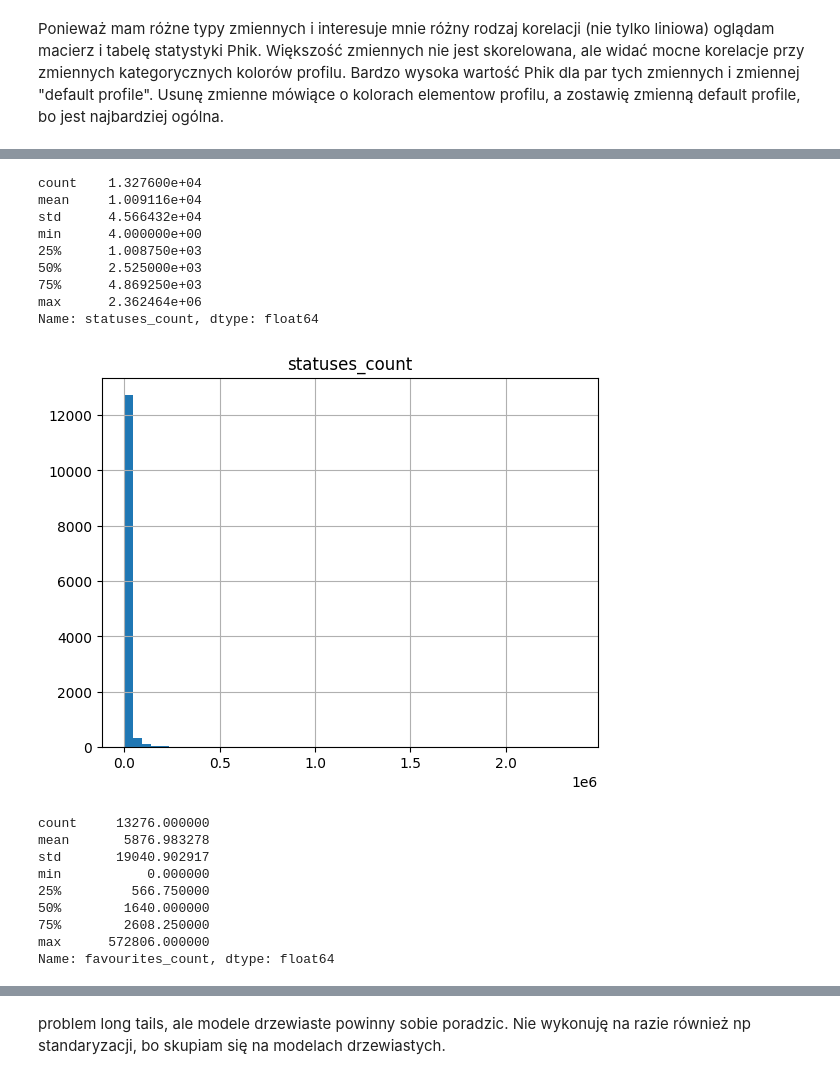
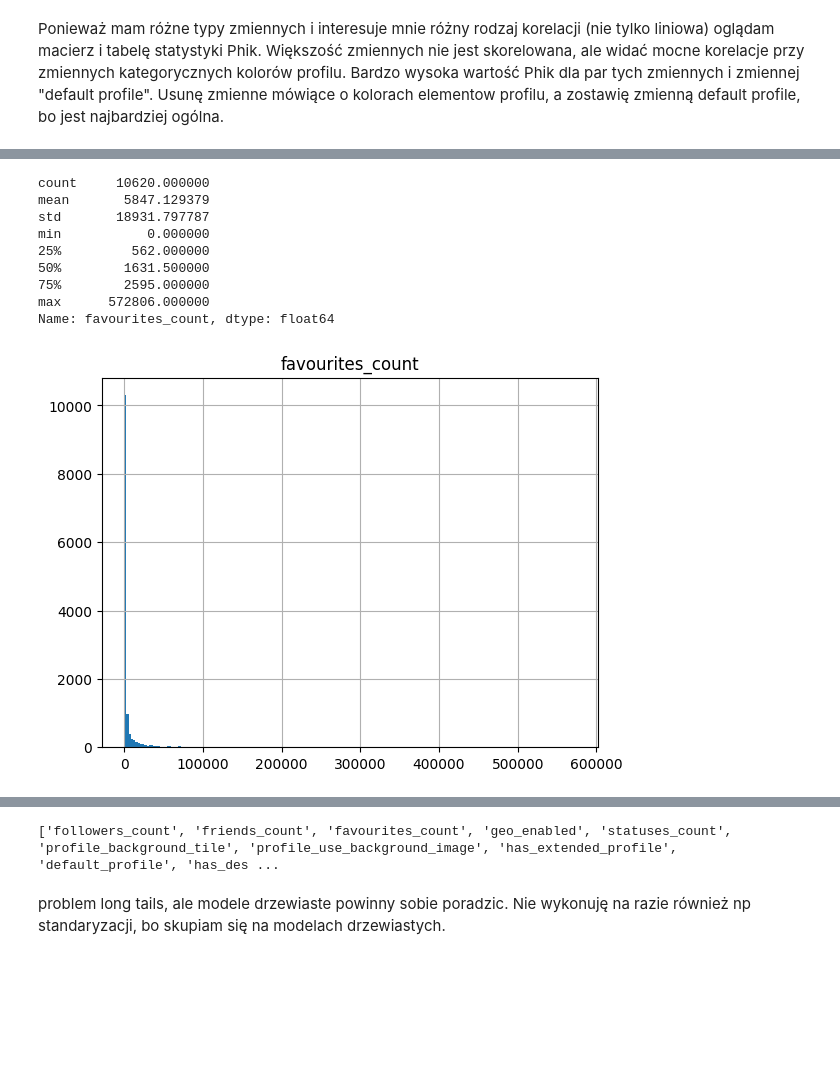
Before and after one commit to juliaaw0/mgr, a Jupyter notebook: boty2.ipynb, the cells around one changed output, grey strips where cells are left out. Drawn from its saved outputs; the diff is of its cells as text; code cells hidden in the pictures; blank space fills up the shorter version.

```diff
--- a/boty2.ipynb
+++ b/boty2.ipynb
@@ -84 +206,20 @@ df_cleaned = df_merged.drop(columns=columns_to_drop, errors='ignore')
+# %%
+#drop kolumn z których byly robione zmienne
+columns_to_drop_2 = [
+    'description',
+    'user_created_at',
+    'created_at',
+    'location',
+    'url' ,
+    'lang',
+    'profile_background_image_url',
+    'profile_banner_url',
+    'profile_text_color',
+    'profile_sidebar_fill_color',
+    'profile_sidebar_border_color',
+    'profile_link_color',
+    'profile_background_color' ]
+
+X_train = X_train.drop(columns=columns_to_drop_2)
+X_test = X_test.drop(columns=columns_to_drop_2)
 # %%
@@ -193,22 +282,24 @@ files.download("korelacje.html")
 # %% [markdown]
 Ponieważ mam różne typy zmiennych i interesuje mnie różny rodzaj korelacji (nie tylko liniowa) oglądam macierz i tabelę statystyki Phik. Większość zmiennych nie jest skorelowana, ale widać mocne korelacje przy zmiennych kategorycznych kolorów profilu. Bardzo wysoka wartość Phik dla par tych zmiennych i zmiennej "default profile". Usunę zmienne mówiące o kolorach elementow profilu, a zostawię zmienną default profile, bo jest najbardziej ogólna.
 # %%
-#drop kolumn z za wysoka korelacja
-df_cleaned = df_cleaned.drop(columns=[
-'profile_text_color_cat',
-'sidebar_fill_color_cat',
-'sidebar_border_color_cat',
-'profile_link_color_cat',
-'profile_background_color_cat'
+columns_to_drop = [
+    'listed_count',
+    'profile_text_color_cat',
+    'sidebar_fill_color_cat',
+    'sidebar_border_color_cat',
+    'profile_link_color_cat',
+    'profile_background_color_cat'
+]
 
-], errors='ignore')
+X_train = X_train.drop(columns=columns_to_drop)
+X_test = X_test.drop(columns=columns_to_drop)
 # %%
 import seaborn as sns
 import matplotlib.pyplot as plt
 
-for col in ['account_age_days', 'followers_count', 'friends_count', 'listed_count', 'statuses_count', 'favourites_count']:
-    print(df_cleaned[col].describe())
+for col in ['account_age_days', 'followers_count', 'friends_count', 'statuses_count', 'favourites_count']:
+    print(X_train[col].describe())
     plt.title(col)
-    df_cleaned[col].hist(bins=50)
+    df_cleaned[col].hist(bins=200)
     plt.show()
 # %% [output]
@@ -255,19 +346,10 @@ Name: listed_count, dtype: float64
-count    1.327600e+04
-mean     1.009116e+04
-std      4.566432e+04
-min      4.000000e+00
-25%      1.008750e+03
-50%      2.525000e+03
-75%      4.869250e+03
-max      2.362464e+06
-Name: statuses_count, dtype: float64
+count     10620.000000
+mean       5847.129379
+std       18931.797787
+min           0.000000
+25%         562.000000
+50%        1631.500000
+75%        2595.000000
+max      572806.000000
+Name: favourites_count, dtype: float64
-[figure, old version]
+[figure, new version]
-count     13276.000000
-mean       5876.983278
-std       19040.902917
-min           0.000000
-25%         566.750000
-50%        1640.000000
-75%        2608.250000
-max      572806.000000
-Name: favourites_count, dtype: float64
@@ -275,2 +356,6 @@ Name: favourites_count, dtype: float64
+# %%
+print(X_train.columns.tolist())
+# %% [output]
+['followers_count', 'friends_count', 'favourites_count', 'geo_enabled', 'statuses_count', 'profile_background_tile', 'profile_use_background_image', 'has_extended_profile', 'default_profile', 'has_des ...
 # %% [markdown]
 problem long tails, ale modele drzewiaste powinny sobie poradzic. Nie wykonuję na razie również np standaryzacji, bo skupiam się na modelach drzewiastych.
```
Also changed, not shown: parts of 18 cells of this notebook.
